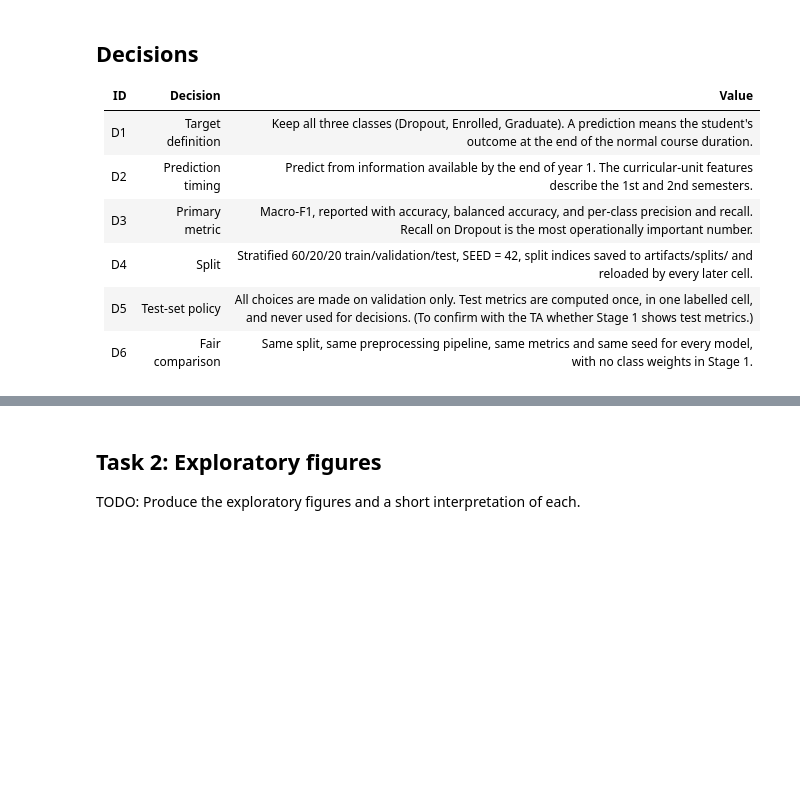
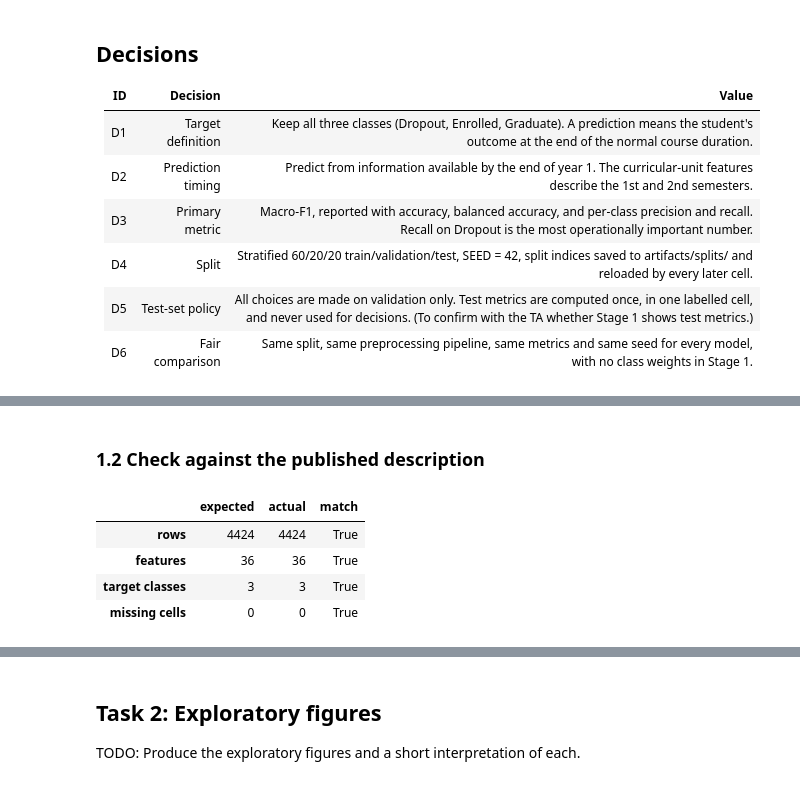
Before and after one commit to mremani11/DS3000-Project, a Jupyter notebook: DS3000_Project_Group03.ipynb, the cells around one changed output, grey strips where cells are left out. Drawn from its saved outputs; the diff is of its cells as text; code cells hidden in the pictures; blank space fills up the shorter version.

```diff
--- a/DS3000_Project_Group03.ipynb
+++ b/DS3000_Project_Group03.ipynb
@@ -37,0 +79,23 @@ TODO: Fetch OpenML 46960, confirm the target column name, and audit types, missi
+# %% [markdown]
+### 1.2 Check against the published description
+# %%
+expectations = pd.DataFrame(
+    {
+        "expected": [4424, 36, 3, 0],
+        "actual": [
+            raw.shape[0],
+            raw.shape[1] - 1,
+            raw[raw_target].nunique(),
+            int(raw.isna().sum().sum()),
+        ],
+    },
+    index=["rows", "features", "target classes", "missing cells"],
+)
+expectations["match"] = expectations["expected"] == expectations["actual"]
+expectations
+# %% [output]
+|  | expected | actual | match |
+| rows | 4424 | 4424 | True |
+| features | 36 | 36 | True |
+| target classes | 3 | 3 | True |
+| missing cells | 0 | 0 | True |
```
Also changed, not shown: parts of 28 cells of this notebook.
